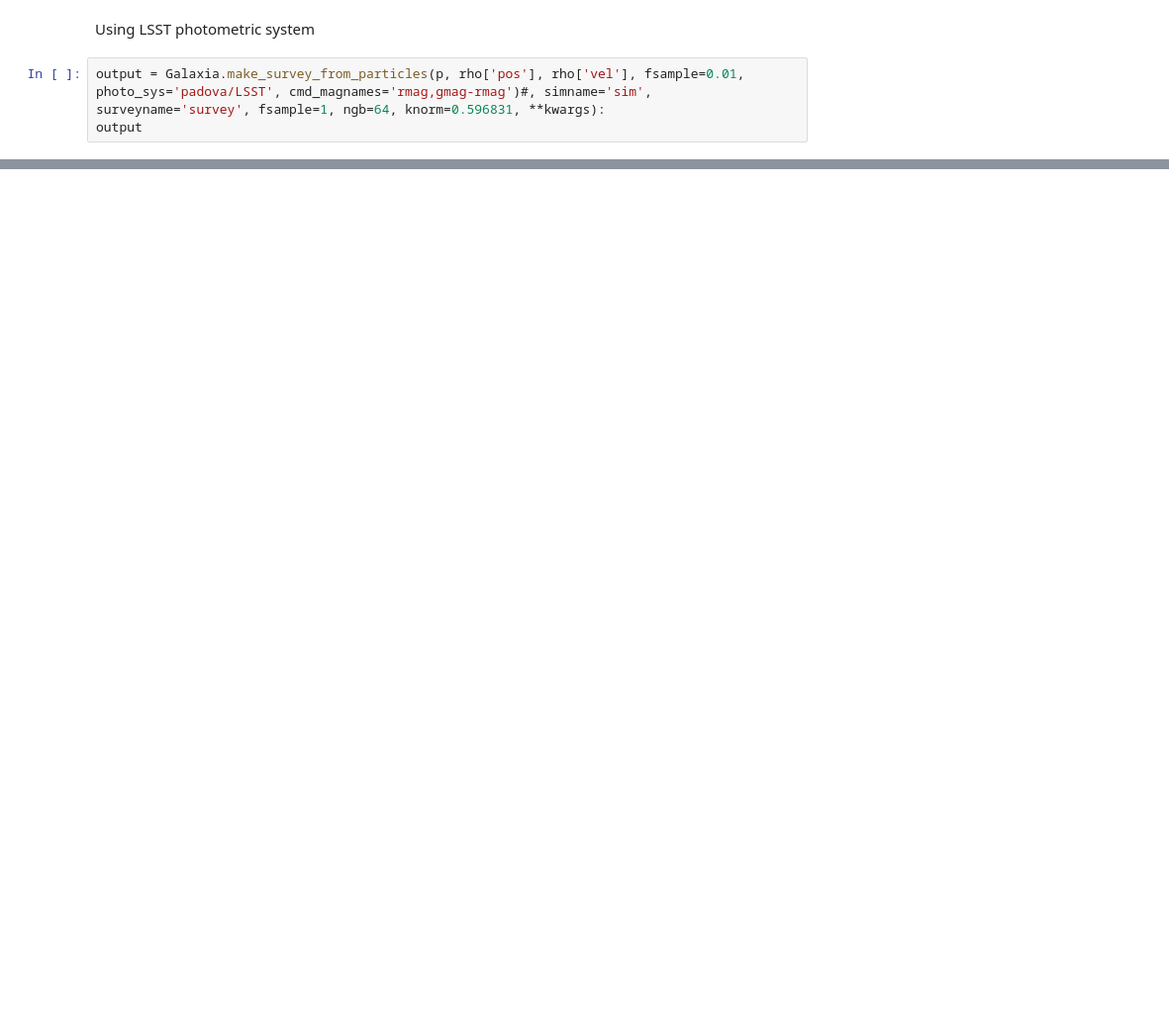
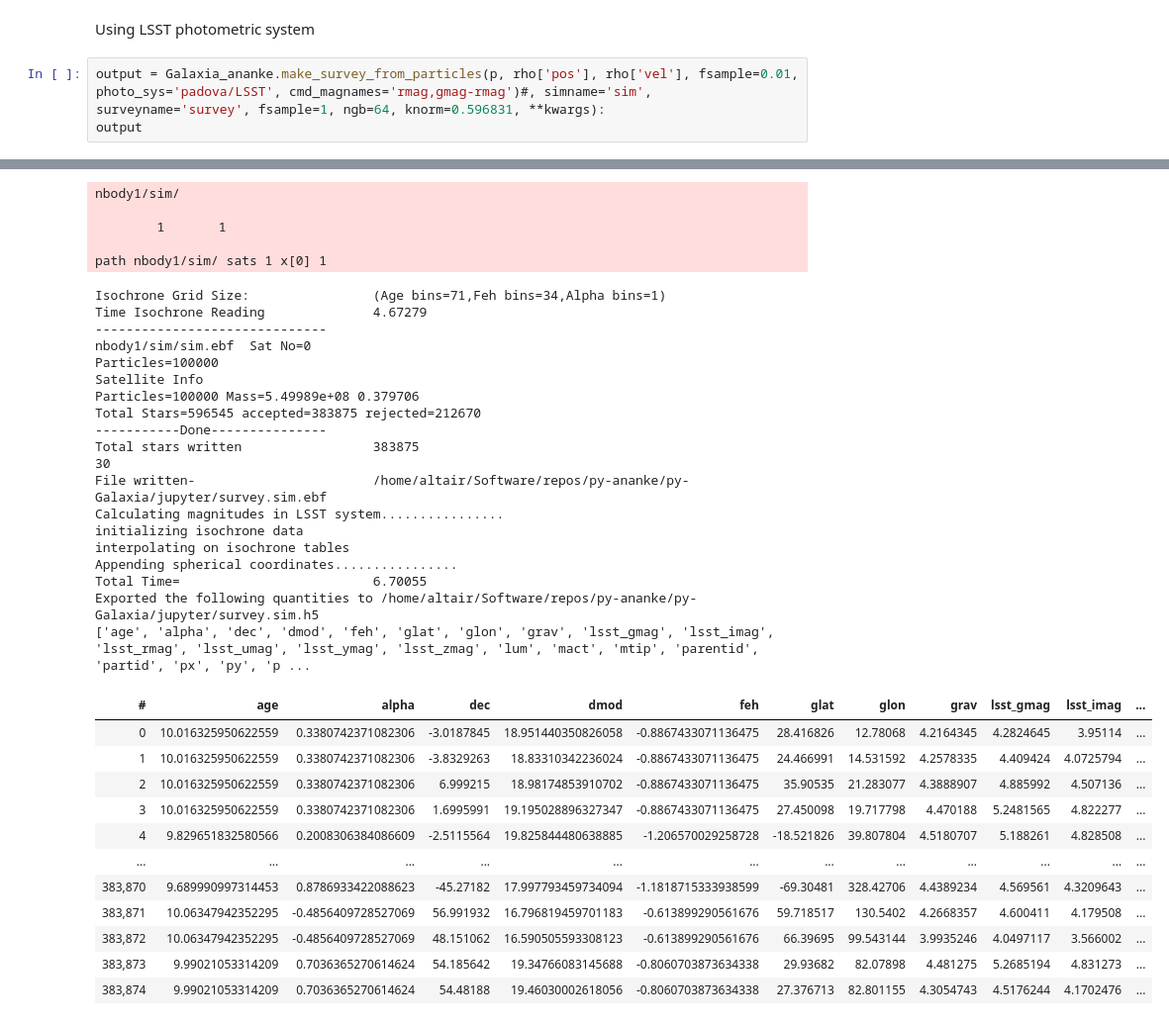
Before and after one commit to athob/py-Galaxia-ananke, a Jupyter notebook: jupyter/testing_Galaxia.ipynb, the cells around one changed output, grey strips where cells are left out. Shown at 99% size. Drawn from its saved outputs; the diff is of its cells as text; blank space fills up the shorter version.

```diff
--- a/jupyter/testing_Galaxia.ipynb
+++ b/jupyter/testing_Galaxia.ipynb
@@ -29,5 +83,6 @@ output
 # %% [markdown]
 Using LSST photometric system
 # %%
-output = Galaxia.make_survey_from_particles(p, rho['pos'], rho['vel'], fsample=0.01, photo_sys='padova/LSST', cmd_magnames='rmag,gmag-rmag')#, simname='sim', surveyname='survey', fsample=1, ngb=64, knorm=0.596831, **kwargs):
+output = Galaxia_ananke.make_survey_from_particles(p, rho['pos'], rho['vel'], fsample=0.01, photo_sys='padova/LSST', cmd_magnames='rmag,gmag-rmag')#, simname='sim', surveyname='survey', fsample=1, ngb=64, knorm=0.596831, **kwargs):
 output
+# %% [output]
@@ -33,0 +106,36 @@ output
+nbody1/sim/
+
+        1       1
+
+path nbody1/sim/ sats 1 x[0] 1
+Isochrone Grid Size:                (Age bins=71,Feh bins=34,Alpha bins=1)
+Time Isochrone Reading              4.67279
+------------------------------
+nbody1/sim/sim.ebf  Sat No=0
+Particles=100000
+Satellite Info
+Particles=100000 Mass=5.49989e+08 0.379706
+Total Stars=596545 accepted=383875 rejected=212670
+-----------Done---------------
+Total stars written                 383875
+30
+File written-                       /home/altair/Software/repos/py-ananke/py-Galaxia/jupyter/survey.sim.ebf
+Calculating magnitudes in LSST system................
+initializing isochrone data
+interpolating on isochrone tables
+Appending spherical coordinates................
+Total Time=                         6.70055
+Exported the following quantities to /home/altair/Software/repos/py-ananke/py-Galaxia/jupyter/survey.sim.h5
+['age', 'alpha', 'dec', 'dmod', 'feh', 'glat', 'glon', 'grav', 'lsst_gmag', 'lsst_imag', 'lsst_rmag', 'lsst_umag', 'lsst_ymag', 'lsst_zmag', 'lum', 'mact', 'mtip', 'parentid', 'partid', 'px', 'py', 'p ...
+| # | age | alpha | dec | dmod | feh | glat | glon | grav | lsst_gmag | lsst_imag | ... |
+| 0 | 10.016325950622559 | 0.3380742371082306 | -3.0187845 | 18.951440350826058 | -0.8867433071136475 | 28.416826 | 12.78068 | 4.2164345 | 4.2824645 | 3.95114 | ... |
+| 1 | 10.016325950622559 | 0.3380742371082306 | -3.8329263 | 18.83310342236024 | -0.8867433071136475 | 24.466991 | 14.531592 | 4.2578335 | 4.409424 | 4.0725794 | ... |
+| 2 | 10.016325950622559 | 0.3380742371082306 | 6.999215 | 18.98174853910702 | -0.8867433071136475 | 35.90535 | 21.283077 | 4.3888907 | 4.885992 | 4.507136 | ... |
+| 3 | 10.016325950622559 | 0.3380742371082306 | 1.6995991 | 19.195028896327347 | -0.8867433071136475 | 27.450098 | 19.717798 | 4.470188 | 5.2481565 | 4.822277 | ... |
+| 4 | 9.829651832580566 | 0.2008306384086609 | -2.5115564 | 19.825844480638885 | -1.206570029258728 | -18.521826 | 39.807804 | 4.5180707 | 5.188261 | 4.828508 | ... |
+| ... | ... | ... | ... | ... | ... | ... | ... | ... | ... | ... | ... |
+| 383,870 | 9.689990997314453 | 0.8786933422088623 | -45.27182 | 17.997793459734094 | -1.1818715333938599 | -69.30481 | 328.42706 | 4.4389234 | 4.569561 | 4.3209643 | ... |
+| 383,871 | 10.06347942352295 | -0.4856409728527069 | 56.991932 | 16.796819459701183 | -0.613899290561676 | 59.718517 | 130.5402 | 4.2668357 | 4.600411 | 4.179508 | ... |
+| 383,872 | 10.06347942352295 | -0.4856409728527069 | 48.151062 | 16.590505593308123 | -0.613899290561676 | 66.39695 | 99.543144 | 3.9935246 | 4.0497117 | 3.566002 | ... |
+| 383,873 | 9.99021053314209 | 0.7036365270614624 | 54.185642 | 19.34766083145688 | -0.8060703873634338 | 29.93682 | 82.07898 | 4.481275 | 5.2685194 | 4.831273 | ... |
+| 383,874 | 9.99021053314209 | 0.7036365270614624 | 54.48188 | 19.46030002618056 | -0.8060703873634338 | 27.376713 | 82.801155 | 4.3054743 | 4.5176244 | 4.1702476 | ... |
```
Also changed, not shown: parts of 3 cells of this notebook, 15 other files.
